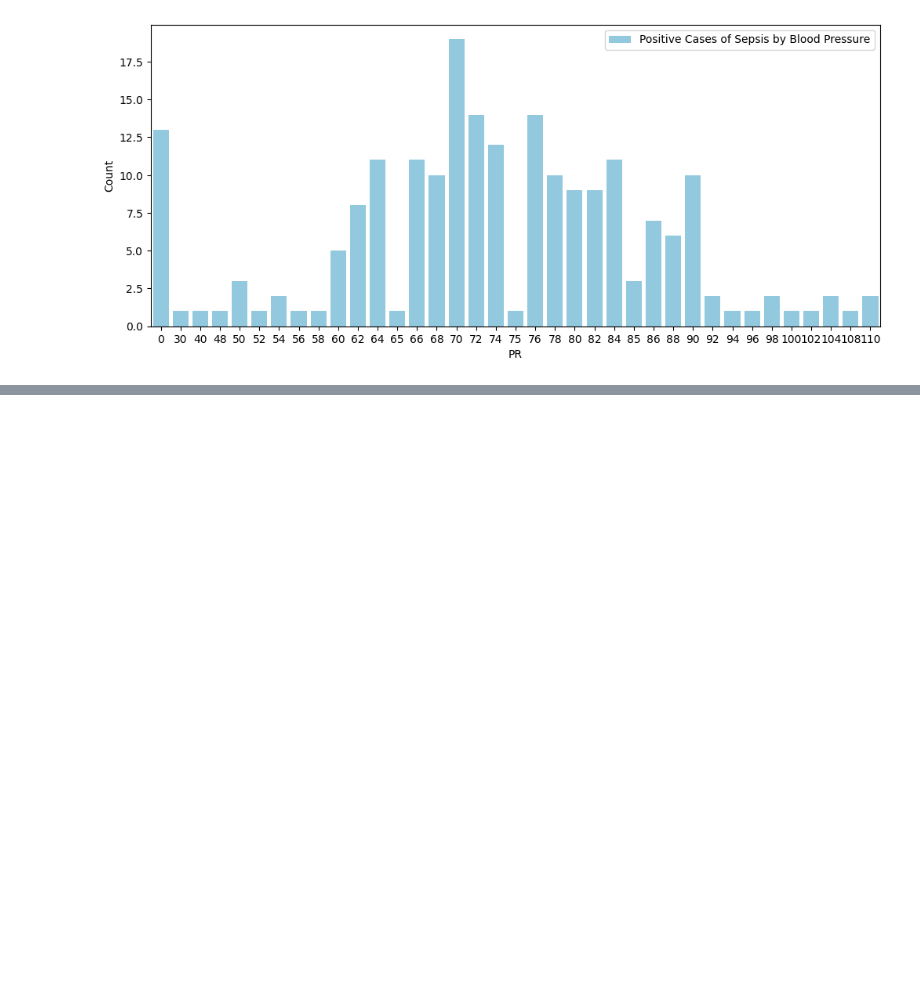
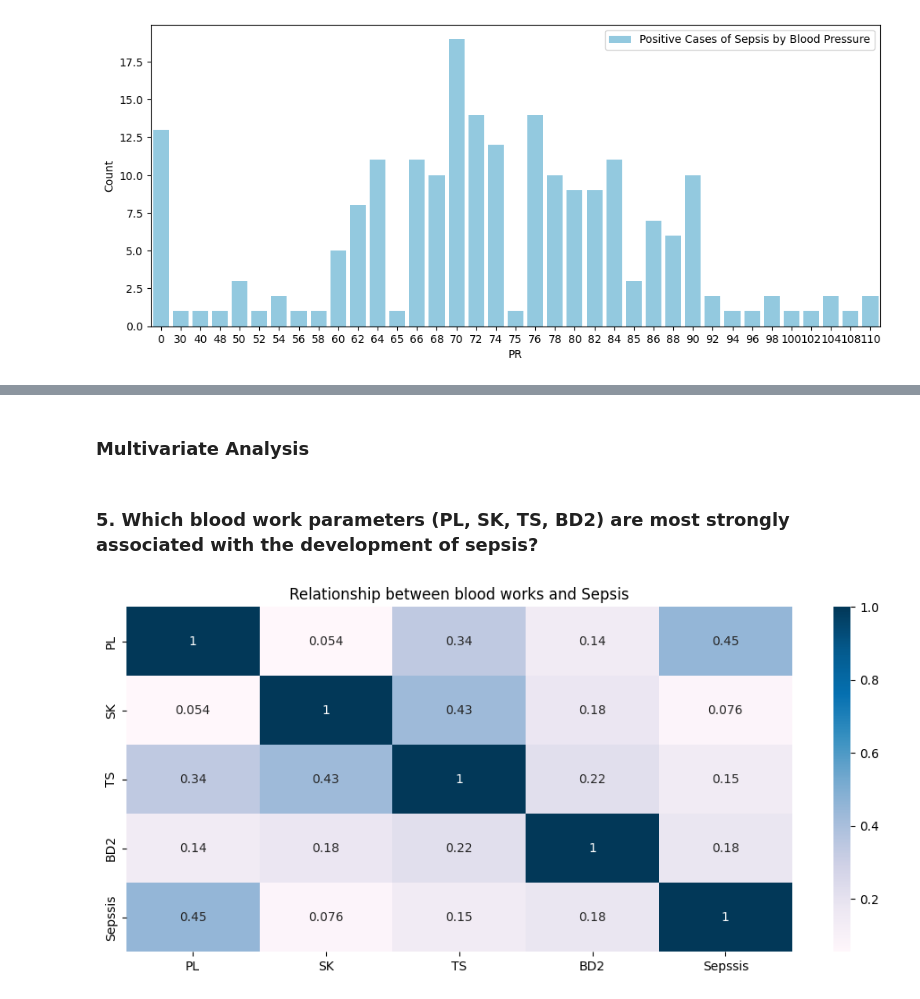
Before and after one commit to murithidenisgitobu/Sepsis-Predictor, a Jupyter notebook: Notebook.ipynb, the cells around one changed output, grey strips where cells are left out. Drawn from its saved outputs; the diff is of its cells as text; code cells hidden in the pictures; blank space fills up the shorter version.

```diff
--- a/Notebook.ipynb
+++ b/Notebook.ipynb
@@ -246,0 +327,14 @@ sns.barplot(pr_sepsis, x='PR', y='Count', label='Positive Cases of Sepsis by Blo
+# %% [markdown]
+### Multivariate Analysis
+# %% [markdown]
+### 5. Which blood work parameters (PL, SK, TS, BD2) are most strongly associated with the development of sepsis?
+# %%
+# Heatmap to show correlation between the parameters and sepsis development
+df_copy['Sepssis'] = df_copy['Sepssis'].replace({'Positive' : 1, 'Negative': 0})
+
+plt.figure(figsize=(12, 5))
+sns.heatmap(df_copy.drop(['ID', 'PRG',  'PR','M11', 'Age', 'Insurance', 'AgeGroup', 'BMI'], axis=1).corr(), annot=True, cmap='PuBu')
+plt.title('Relationship between blood works and Sepsis')
+plt.show()
+# %% [output]
+[figure, added]
```
Also changed, not shown: parts of 14 cells of this notebook.
